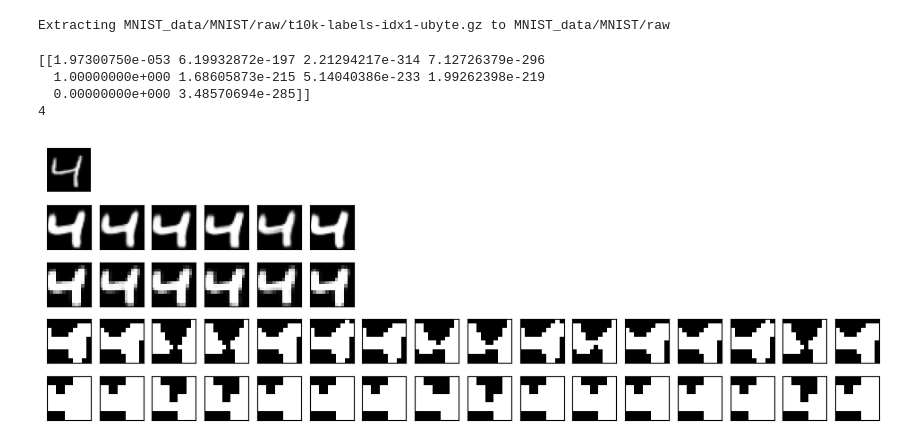
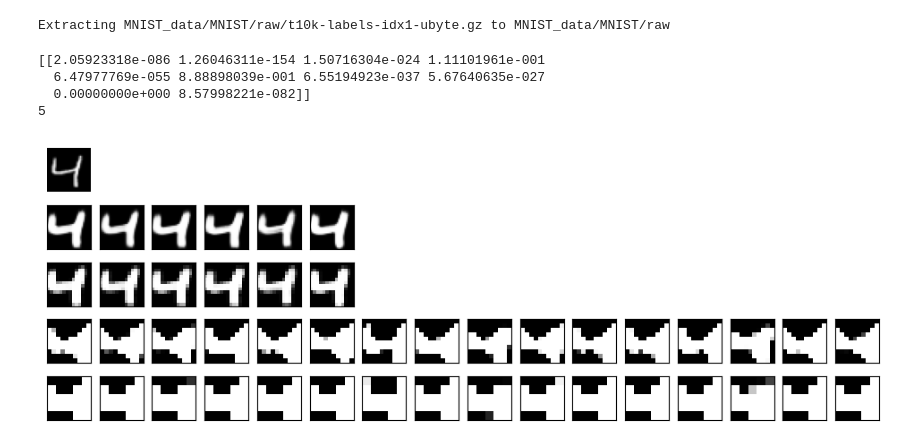
Before and after one commit to VictorFranco/python-lenet-from-scratch, a Jupyter notebook: LeNet5.ipynb, the cells around one changed output. Saved outputs shown, nothing was run; the diff lists cells and outputs as text; code cells hidden in the pictures.

Commit message:
fix: use tanh prime instead of sigmoid prime

```diff
--- a/LeNet5.ipynb
+++ b/LeNet5.ipynb
@@ -23,8 +23,8 @@ dataset = datasets.MNIST(
     download = True
 )
 
-trainset = torch.utils.data.Subset(dataset, list(range(12)))
-testset = torch.utils.data.Subset(dataset, list(range(12, 24)))
+trainset = torch.utils.data.Subset(dataset, list(range(100)))
+testset = torch.utils.data.Subset(dataset, list(range(100, 200)))
 # %% [output]
 Downloading http://yann.lecun.com/exdb/mnist/train-images-idx3-ubyte.gz
 Downloading http://yann.lecun.com/exdb/mnist/train-images-idx3-ubyte.gz to MNIST_data/MNIST/raw/train-images-idx3-ubyte.gz
@@ -157,12 +160,12 @@ class LeNet5():
       for [img, label] in trainset:
         # forward
         c1 = self.architecture[0].forward(img)
-        p1 = max_pooling(2, 2, c1)
-        z1 = np.tanh(p1)
-        c2 = self.architecture[3].forward(z1)
-        p2 = max_pooling(2, 2, c2)
-        z2 = np.tanh(p2)
-        f = np.expand_dims(z2.flatten(), axis=0)
+        z1 = np.tanh(c1)
+        p1 = max_pooling(2, 2, z1)
+        c2 = self.architecture[3].forward(p1)
+        z2 = np.tanh(c2)
+        p2 = max_pooling(2, 2, z2)
+        f = np.expand_dims(p2.flatten(), axis=0)
         h1 = self.architecture[7].forward(f)
         z3 = np.tanh(h1)
         h2 = self.architecture[9].forward(z3)
@@ -176,19 +179,17 @@ class LeNet5():
         delta = labels - output
         d_w[0] += z4.T @ delta
         d_b[0] += delta
-        prime = z4 * (1 - z4)
-        delta = delta @ self.architecture[11].weights.T * prime
+        delta = delta @ self.architecture[11].weights.T * tanh_prime(h2)
         d_w[1] += z3.T @ delta
         d_b[1] += delta
-        prime = z3 * (1 - z3)
-        delta = delta @ self.architecture[9].weights.T * prime
+        delta = delta @ self.architecture[9].weights.T * tanh_prime(h1)
         d_w[2] += f.T @ delta
         d_b[2] += delta
         # convolutional
         delta = delta @ self.architecture[7].weights.T
-        unpool = unpooling(2, 2, c2, delta)
-        d_k1 += kernel_gradient(5, z1, unpool)
-        d_b4 = np.reshape(delta, (16,25)).sum(axis=1)
+        delta = unpooling(2, 2, c2, delta)
+        d_k1 += kernel_gradient(5, p1, delta)
+        d_b4 += np.reshape(delta, (16,-1)).sum(axis=1)
       for i in range(3):
         self.architecture[11-2*i].weights += lr / len(trainset) * d_w[i]
         self.architecture[11-2*i].biases += lr / len(trainset) * d_b[i]
@@ -203,34 +204,34 @@ def dataset2numpy(dataset):
   return result
 
 trainset, testset = dataset2numpy(trainset), dataset2numpy(testset)
+# %%
+# hyperparameters
+np.random.seed(30)
+lr = 10
+epochs = 2
+
+lenet = LeNet5(trainset,testset)
+lenet.train(lr, epochs)
 # %%
-# hyperparameters
-np.random.seed(30)
-lr = 10
-epochs = 100
-
-lenet = LeNet5(trainset,testset)
-lenet.train(lr, epochs)
-
 img = trainset[2][0]
 outputs = lenet.forwardpass(img)
 print(outputs)
 print(np.argmax(outputs))
 
 fig, ax = plt.subplots(nrows=5, ncols=16, figsize=(12, 4))
 for i in range(16):
   for j in range(5):
     ax[j][i].axis("off")
 ax[0][0].imshow(img,cmap='gray')
 for i in range(4):
   for j in range(len(lenet.conv_imgs[i])):
     ax[i+1][j].axis("on")
     ax[i+1][j].set_xticks([])
     ax[i+1][j].set_yticks([])
     ax[i+1][j].imshow(lenet.conv_imgs[i][j],cmap='gray')
 # %% [output]
-[[1.97300750e-053 6.19932872e-197 2.21294217e-314 7.12726379e-296
-  1.00000000e+000 1.68605873e-215 5.14040386e-233 1.99262398e-219
-  0.00000000e+000 3.48570694e-285]]
-4
+[[2.05923318e-086 1.26046311e-154 1.50716304e-024 1.11101961e-001
+  6.47977769e-055 8.88898039e-001 6.55194923e-037 5.67640635e-027
+  0.00000000e+000 8.57998221e-082]]
+5
-[figure, old version]
+[figure, new version]
```
Also changed, not shown: parts of 1 cell of this notebook.
